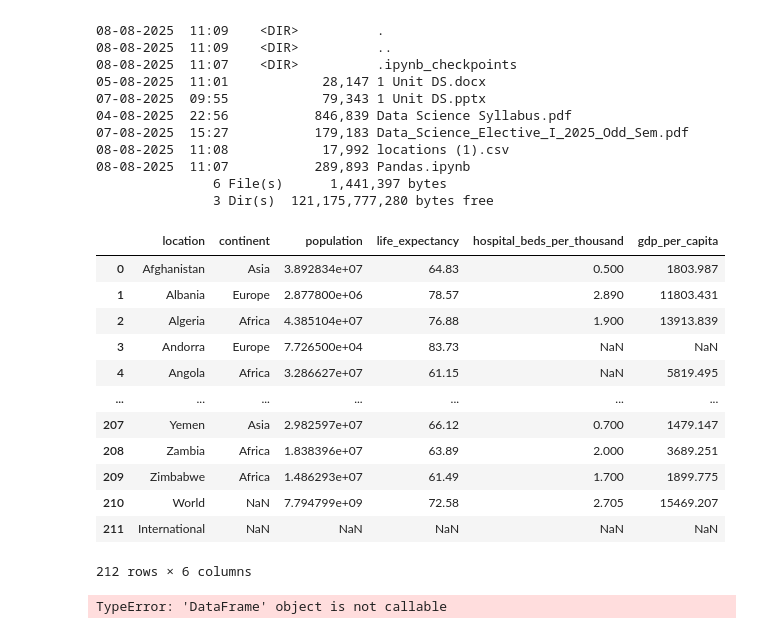
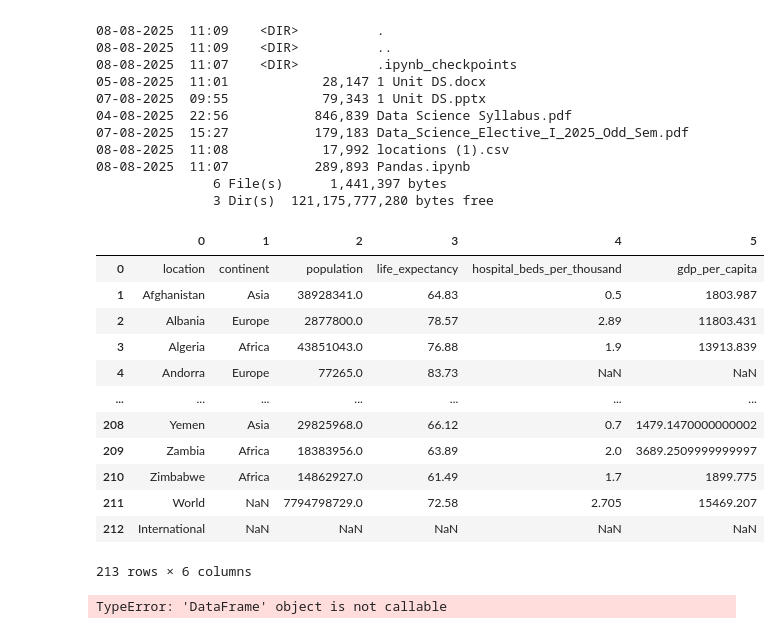
Before and after one commit to yakin1230/DS-056HY, a Jupyter notebook: Pandas.ipynb, the cells around one changed output. Cells and saved outputs as stored; diff of their text form; code cells hidden in the pictures.

```diff
--- a/Pandas.ipynb
+++ b/Pandas.ipynb
@@ -28,21 +28,21 @@ ls
                6 File(s)      1,441,397 bytes
                3 Dir(s)  121,175,777,280 bytes free
 # %%
-pd.read_csv('locations.csv')
+pd.read_csv('locations.csv',header=None)
 # %% [output]
-|  | location | continent | population | life_expectancy | hospital_beds_per_thousand | gdp_per_capita |
-| 0 | Afghanistan | Asia | 3.892834e+07 | 64.83 | 0.500 | 1803.987 |
-| 1 | Albania | Europe | 2.877800e+06 | 78.57 | 2.890 | 11803.431 |
-| 2 | Algeria | Africa | 4.385104e+07 | 76.88 | 1.900 | 13913.839 |
-| 3 | Andorra | Europe | 7.726500e+04 | 83.73 | NaN | NaN |
-| 4 | Angola | Africa | 3.286627e+07 | 61.15 | NaN | 5819.495 |
+|  | 0 | 1 | 2 | 3 | 4 | 5 |
+| 0 | location | continent | population | life_expectancy | hospital_beds_per_thousand | gdp_per_capita |
+| 1 | Afghanistan | Asia | 38928341.0 | 64.83 | 0.5 | 1803.987 |
+| 2 | Albania | Europe | 2877800.0 | 78.57 | 2.89 | 11803.431 |
+| 3 | Algeria | Africa | 43851043.0 | 76.88 | 1.9 | 13913.839 |
+| 4 | Andorra | Europe | 77265.0 | 83.73 | NaN | NaN |
 | ... | ... | ... | ... | ... | ... | ... |
-| 207 | Yemen | Asia | 2.982597e+07 | 66.12 | 0.700 | 1479.147 |
-| 208 | Zambia | Africa | 1.838396e+07 | 63.89 | 2.000 | 3689.251 |
-| 209 | Zimbabwe | Africa | 1.486293e+07 | 61.49 | 1.700 | 1899.775 |
-| 210 | World | NaN | 7.794799e+09 | 72.58 | 2.705 | 15469.207 |
-| 211 | International | NaN | NaN | NaN | NaN | NaN |
+| 208 | Yemen | Asia | 29825968.0 | 66.12 | 0.7 | 1479.1470000000002 |
+| 209 | Zambia | Africa | 18383956.0 | 63.89 | 2.0 | 3689.2509999999997 |
+| 210 | Zimbabwe | Africa | 14862927.0 | 61.49 | 1.7 | 1899.775 |
+| 211 | World | NaN | 7794798729.0 | 72.58 | 2.705 | 15469.207 |
+| 212 | International | NaN | NaN | NaN | NaN | NaN |
-212 rows × 6 columns
+213 rows × 6 columns
 # %%
 ds=pd.read_csv(r'C:\Users\admin\Downloads\addresses.csv')
 # %%
```
